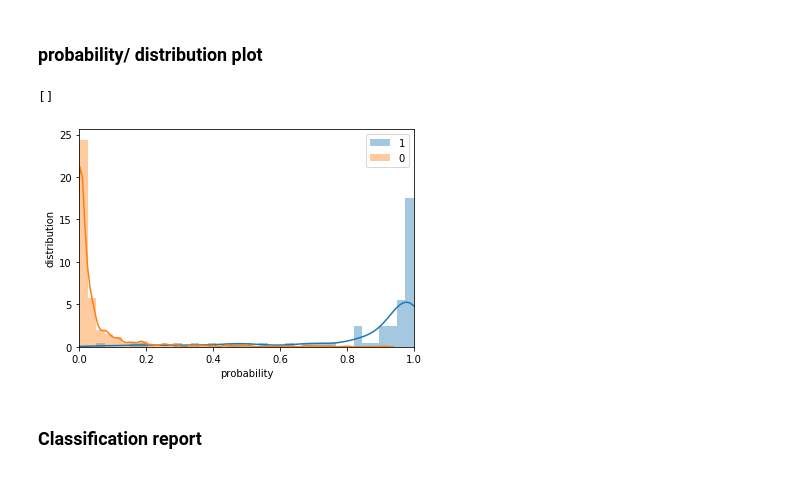
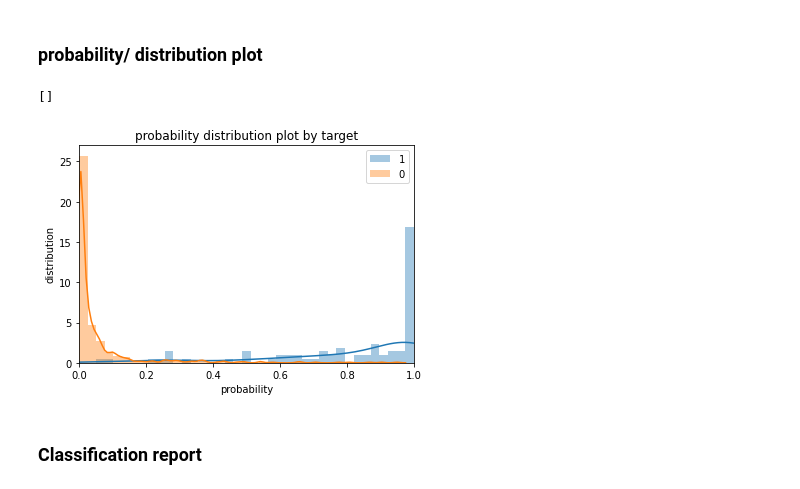
Before and after one commit to goiops/qOpstools_Python, a Jupyter notebook: flight_data_false_flag/explainer-random-forest.ipynb, the cells around one changed output. Cells and saved outputs as stored; diff of their text form; code cells hidden in the pictures.

```diff
--- a/flight_data_false_flag/explainer-random-forest.ipynb
+++ b/flight_data_false_flag/explainer-random-forest.ipynb
@@ -132,6 +191,6 @@ def drop_columns(df):
 # %%
-def process_df(df):
-    """runs multiple functions to transform the data to feed into the model
+def process_train(df):
+    """runs multiple functions to transform the train data to feed into the model
 
     Usage
     ------
@@ -142,7 +201,26 @@ def process_df(df):
     df = impute_null_vales(df)
     df = process_severity(df)
     df = process_event_type(df)
+    model_columns = pd.DataFrame(df.columns, columns = ['Features'], index=None).transpose()
+    model_columns.to_csv('model_columns.csv', index = False, header=1)
     return df
+
+def process_new(df):
+    """runs multiple functions to transform the data to feed into the model
+
+    Usage
+    ------
+
+    holdout = process_new(holdout)
+    """
+    df = drop_columns(df)
+    imputer = pickle.load( open( "save_imputer.p", "rb" ) )
+    df = pd.DataFrame(imputer.transform(df), columns = df.columns)
+    df = process_severity(df)
+    df = process_event_type(df)
+    initial_column_df = pd.read_csv('model_columns.csv', header=1)
+    df = align_features(initial_column_df, df)
+    return df
 # %% [markdown]
 ## Transform training data
 # %%
@@ -185,2 +269,2 @@ X_train.head()
 # %%
-X_test = process_df(X_test)
+X_test = process_new(X_test)
@@ -225,2 +295,0 @@ def align_features(train_df, new_df):
-# %%
-X_test = align_features(X_train, X_test)
@@ -294,6 +360,8 @@ Parameters currently in use:
 # %%
 #from sklearn.metrics import accuracy_score
 #accuracy_score(y_test, clf.predict(X_test))
+# %%
+clf = pickle.load( open( "save_model.p", "rb" ) )
 # %%
 actual = y_test
 
@@ -340,22 +410,23 @@ errors
 # %%
 #import seaborn as sns
 #import matplotlib.pyplot as plt
 
 x = evaluate[evaluate['actual']==1].prob_1
 y = evaluate[evaluate['actual']==0].prob_1
 
 bins = np.linspace(0,1,40)
 
 sns.distplot(x, bins=bins, label='1')
 sns.distplot(y, bins=bins, label='0')
 plt.xlim(0,1)
 plt.xlabel('probability')
 plt.ylabel('distribution')
+plt.title('probability distribution plot by target')
 plt.legend()
 plt.plot()
 # %% [output]
 []
-[figure, old version]
+[figure, new version]
 # %% [markdown]
 ### Classification report
 # %%
```
Also changed, not shown: parts of 66 cells of this notebook.
